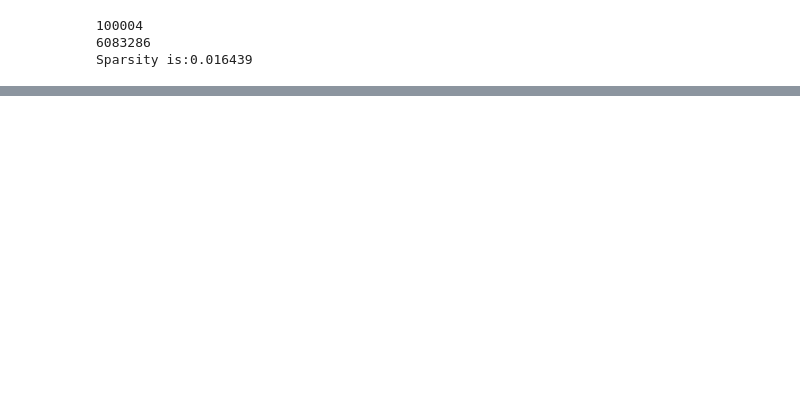
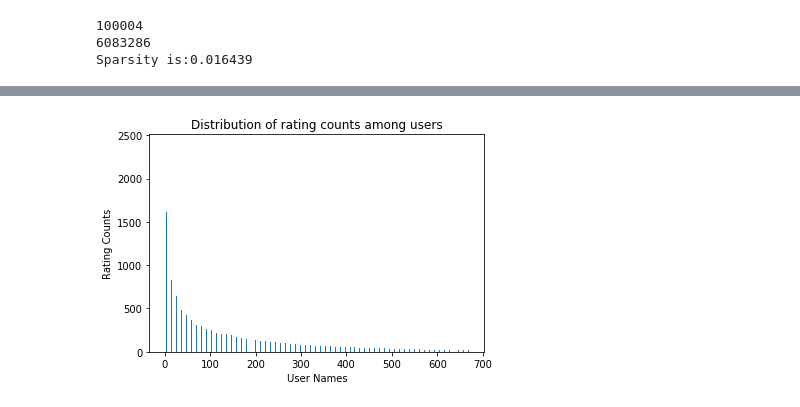
Before and after one commit to zxxia/ECE219-Large-Scale-Data-Mining, a Jupyter notebook: Project3/Project3.ipynb, the cells around one changed output, grey strips where cells are left out. Saved outputs shown, nothing was run; the diff lists cells and outputs as text; code cells hidden in the pictures; blank space fills up the shorter version.

Commit message:
Problem 1-14

```diff
--- a/Project3/Project3.ipynb
+++ b/Project3/Project3.ipynb
@@ -77,0 +87,24 @@ plt.show()
+# %%
+#Problem 4
+
+user_names,user_counts = np.unique(X[:,0], return_counts=True)
+
+#This list of tuple contains tuple has user name and rating counts
+user_tuples = []
+for i in range(0,len(user_names)):
+    user_tuple = user_names[i],user_counts[i]
+    user_tuples.append(user_tuple)
+
+user_tuples_sorted = sorted(user_tuples,key = lambda user_tuple: user_tuple[1], reverse=True)
+
+user_names, user_counts = zip(*user_tuples_sorted)
+
+index = np.arange(len(user_names))
+
+plt.bar(index,user_counts,width = 0.2)
+plt.xlabel("User Names")
+plt.ylabel("Rating Counts")
+plt.title("Distribution of Rating Counts Among Users")
+plt.show()
+# %% [output]
+[figure, added]
```
Also changed, not shown: parts of 17 cells of this notebook.
